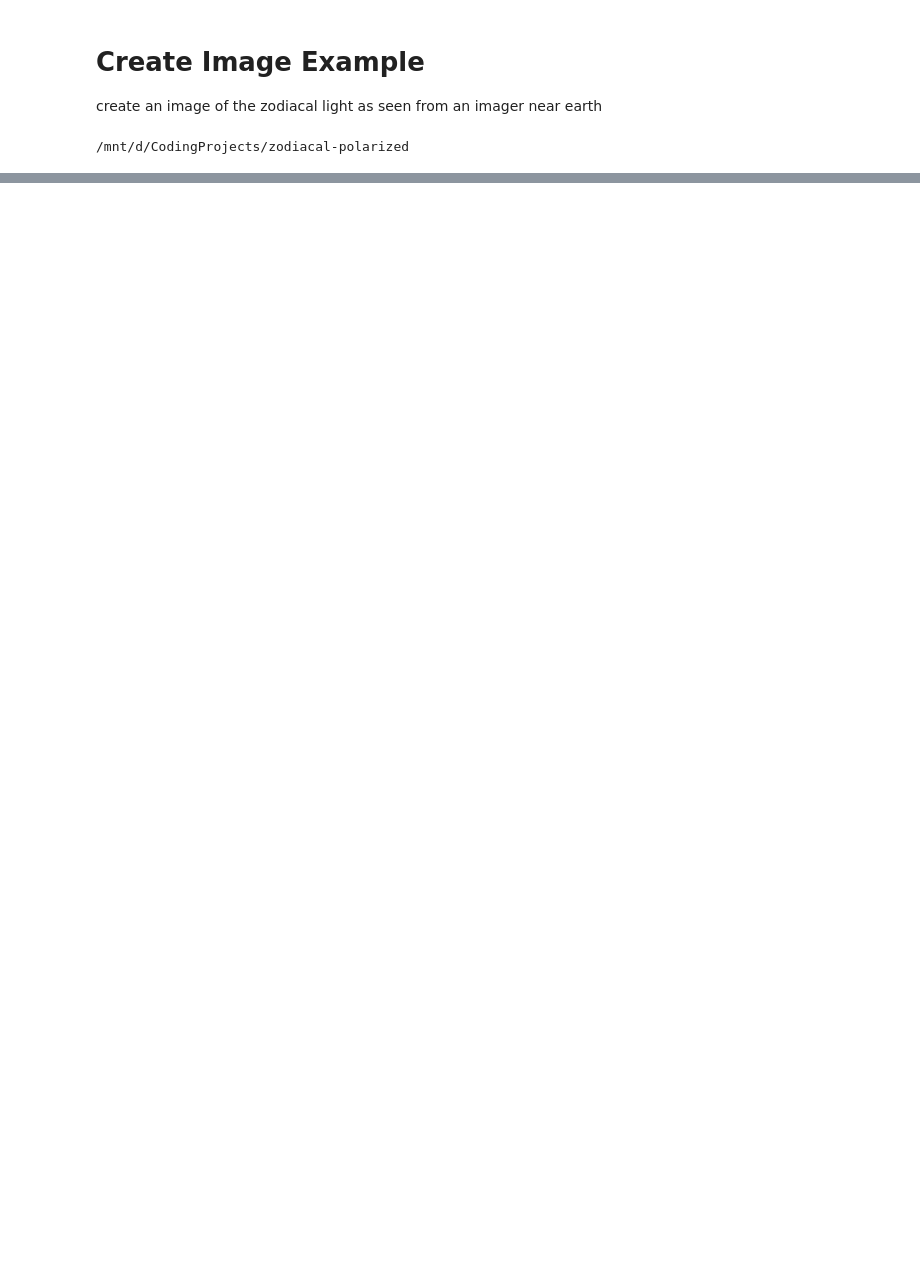
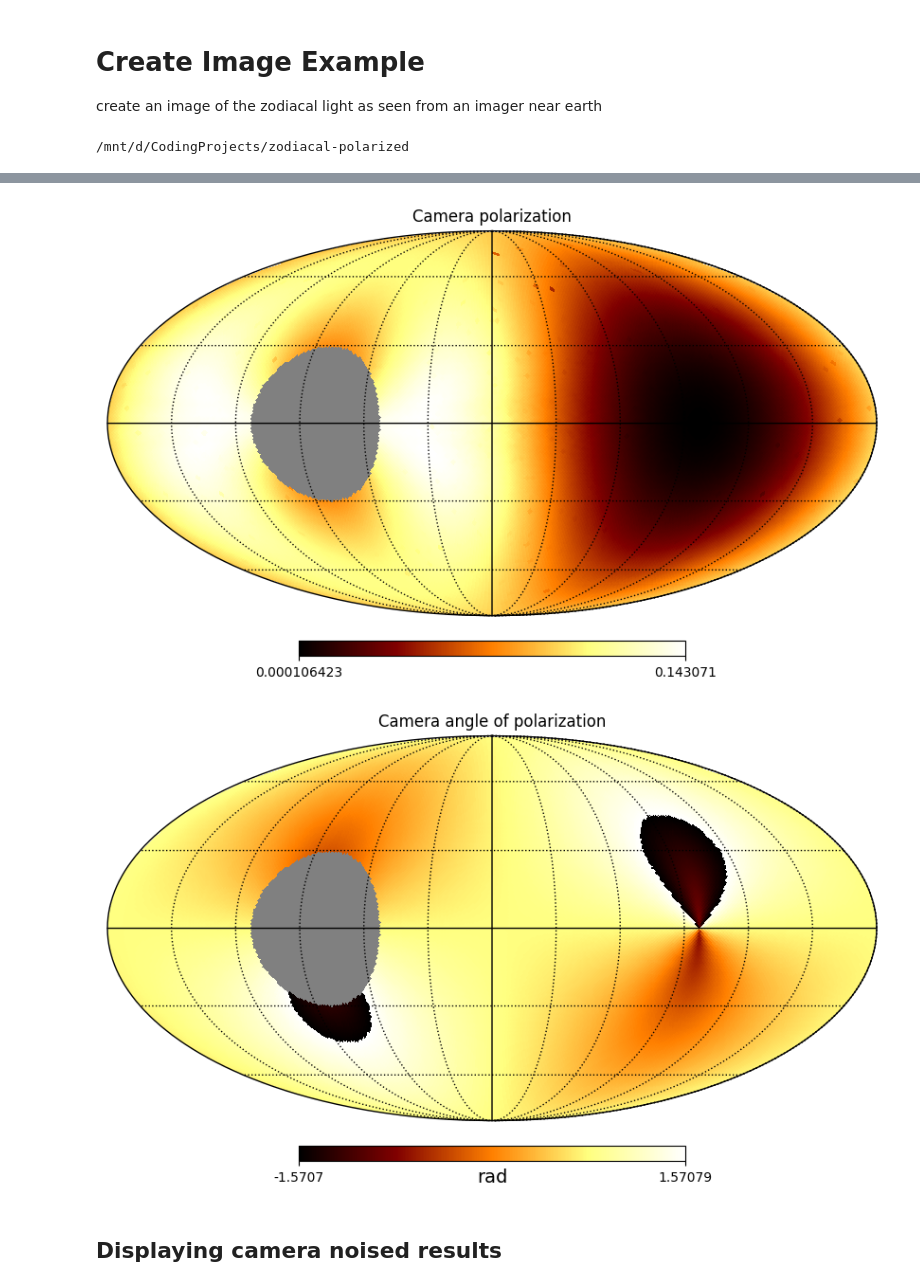
Before and after one commit to oravitan/zodiacal-polarized, a Jupyter notebook: notebooks/create_image_example.ipynb, the cells around one changed output, grey strips where cells are left out. Saved outputs shown, nothing was run; the diff lists cells and outputs as text; code cells hidden in the pictures; blank space fills up the shorter version.

```diff
--- a/notebooks/create_image_example.ipynb
+++ b/notebooks/create_image_example.ipynb
@@ -161,0 +113,8 @@ plt.show()
+# %%
+plot_skymap(camera_dolp, title="Camera polarization")
+plot_skymap(camera_aop, title="Camera angle of polarization")
+# %% [output]
+[figure, added]
+[figure, added]
+# %% [markdown]
+## Displaying camera noised results
```
Also changed, not shown: parts of 25 cells of this notebook, 7 other files.
